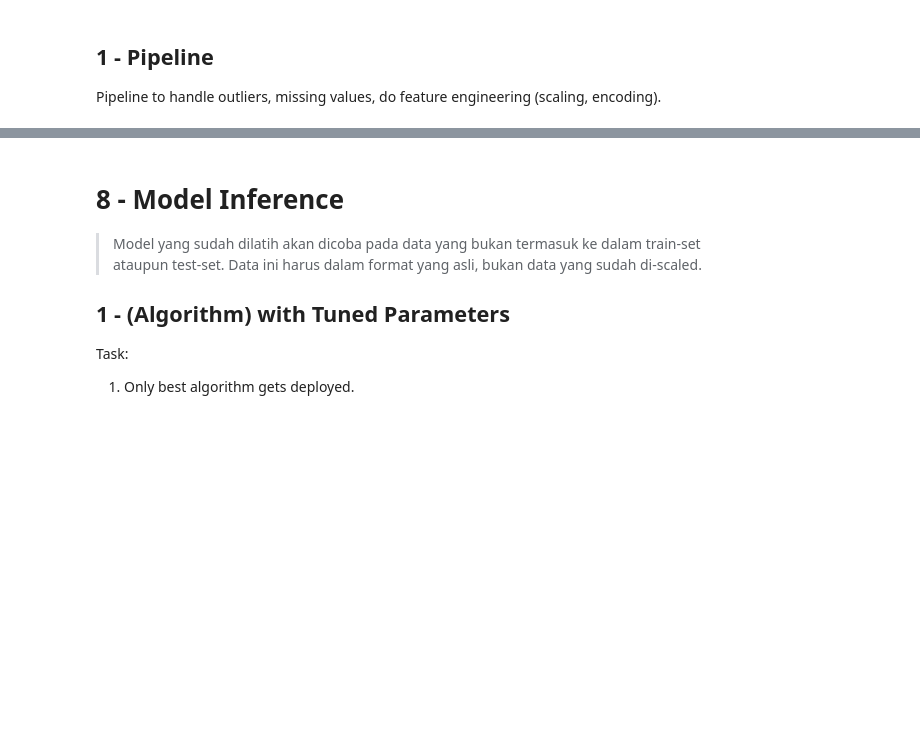
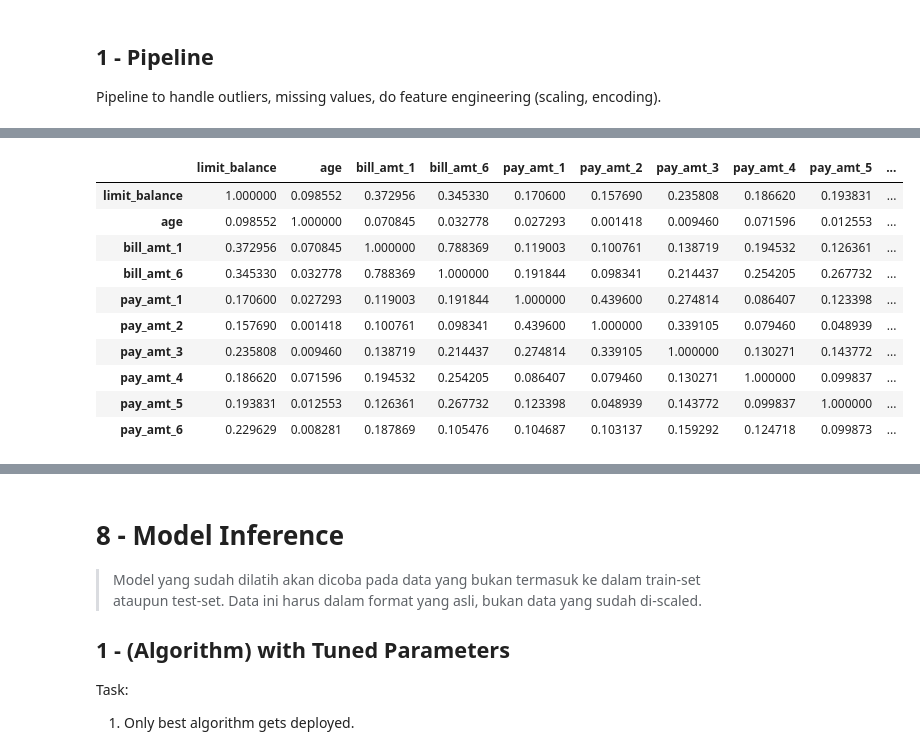
Before and after one commit to jasonrichdarmawan/p1-ml1, a Jupyter notebook: h8dsft_P1M1_jason_rich_darmawan_onggo_putra.ipynb, the cells around one changed output, grey strips where cells are left out. Drawn from its saved outputs; the diff is of its cells as text; code cells hidden in the pictures; blank space fills up the shorter version.

```diff
--- a/h8dsft_P1M1_jason_rich_darmawan_onggo_putra.ipynb
+++ b/h8dsft_P1M1_jason_rich_darmawan_onggo_putra.ipynb
@@ -553,9 +553,0 @@ Pipeline to handle outliers, missing values, do feature engineering (scaling, en
-# %%
-# check multicollinearity with pearson for numerical.
-def isolate():
-    # change numerical_columns to columns to see the effect
-    columns = numerical_columns[np.where(~np.in1d(numerical_columns,
-                                                  ['bill_amt_2', 'bill_amt_3', 'bill_amt_4', 'bill_amt_5']))]
-    display(data_set[columns].corr(method="pearson")
-                              .style.background_gradient(cmap='coolwarm'))
-isolate()
@@ -608,17 +553,0 @@ array(['sex', 'education_level', 'marital_status'], dtype=object)
-# %%
-# reference: https://passel2.unl.edu/view/lesson/9beaa382bf7e/8#:~:text=If%20your%20chi%2Dsquare%20calculated,to%20reject%22%20your%20null%20hypothesis.
-# p < 0.05 : education level - marital status observed deviations are significant.
-# chi-square > critical value : reject null hypothesis.
-# alternative hypohesis: there are relationship between 'education_level' and 'marital_status'
-
-def isolate():
-    for i in range(len(nominal_columns)):
-        for j in range(len(nominal_columns)):
-            if i == j or i > j:
-                continue
-            print(f'{nominal_columns[i]} - {nominal_columns[j]}')
-            chi2, p, dof, _ = scipy.stats.chi2_contingency(observed=pd.crosstab(data_set[nominal_columns[i]],
-                                                                                data_set[nominal_columns[j]]))
-            critical = scipy.stats.chi2.ppf(q=0.95, df=dof)
-            print(f'chi2: {chi2:.2f} {chi2 > critical}; p: {p:.2f} {p < 0.05}; dof: {dof};')
-isolate()
@@ -719,0 +596,28 @@ chi2: 135.59 True; p: 0.00 True; dof: 18;
+# %%
+# check multicollinearity with pearson for numerical.
+def isolate():
+    # change numerical_columns to columns to see the effect
+    global numerical_columns_selected
+    numerical_columns_selected = numerical_columns[np.where(~np.in1d(numerical_columns,
+                                                  ['bill_amt_2', 'bill_amt_5',
+                                                   'bill_amt_4', 'bill_amt_3']))]
+
+    X_train_res_numerical_scaled = numerical_transformer \
+        .fit_transform(X=X_train_res[numerical_columns])
+    df = pd.DataFrame(data=X_train_res_numerical_scaled, columns=numerical_columns)
+
+    display(df[numerical_columns_selected].corr(method="pearson")
+              .style.background_gradient(cmap='coolwarm'))
+isolate()
+# %% [output]
+|  | limit_balance | age | bill_amt_1 | bill_amt_6 | pay_amt_1 | pay_amt_2 | pay_amt_3 | pay_amt_4 | pay_amt_5 | ... |
+| limit_balance | 1.000000 | 0.098552 | 0.372956 | 0.345330 | 0.170600 | 0.157690 | 0.235808 | 0.186620 | 0.193831 | ... |
+| age | 0.098552 | 1.000000 | 0.070845 | 0.032778 | 0.027293 | 0.001418 | 0.009460 | 0.071596 | 0.012553 | ... |
+| bill_amt_1 | 0.372956 | 0.070845 | 1.000000 | 0.788369 | 0.119003 | 0.100761 | 0.138719 | 0.194532 | 0.126361 | ... |
+| bill_amt_6 | 0.345330 | 0.032778 | 0.788369 | 1.000000 | 0.191844 | 0.098341 | 0.214437 | 0.254205 | 0.267732 | ... |
+| pay_amt_1 | 0.170600 | 0.027293 | 0.119003 | 0.191844 | 1.000000 | 0.439600 | 0.274814 | 0.086407 | 0.123398 | ... |
+| pay_amt_2 | 0.157690 | 0.001418 | 0.100761 | 0.098341 | 0.439600 | 1.000000 | 0.339105 | 0.079460 | 0.048939 | ... |
+| pay_amt_3 | 0.235808 | 0.009460 | 0.138719 | 0.214437 | 0.274814 | 0.339105 | 1.000000 | 0.130271 | 0.143772 | ... |
+| pay_amt_4 | 0.186620 | 0.071596 | 0.194532 | 0.254205 | 0.086407 | 0.079460 | 0.130271 | 1.000000 | 0.099837 | ... |
+| pay_amt_5 | 0.193831 | 0.012553 | 0.126361 | 0.267732 | 0.123398 | 0.048939 | 0.143772 | 0.099837 | 1.000000 | ... |
+| pay_amt_6 | 0.229629 | 0.008281 | 0.187869 | 0.105476 | 0.104687 | 0.103137 | 0.159292 | 0.124718 | 0.099873 | ... |
```
Also changed, not shown: parts of 69 cells of this notebook, 1 other file.
